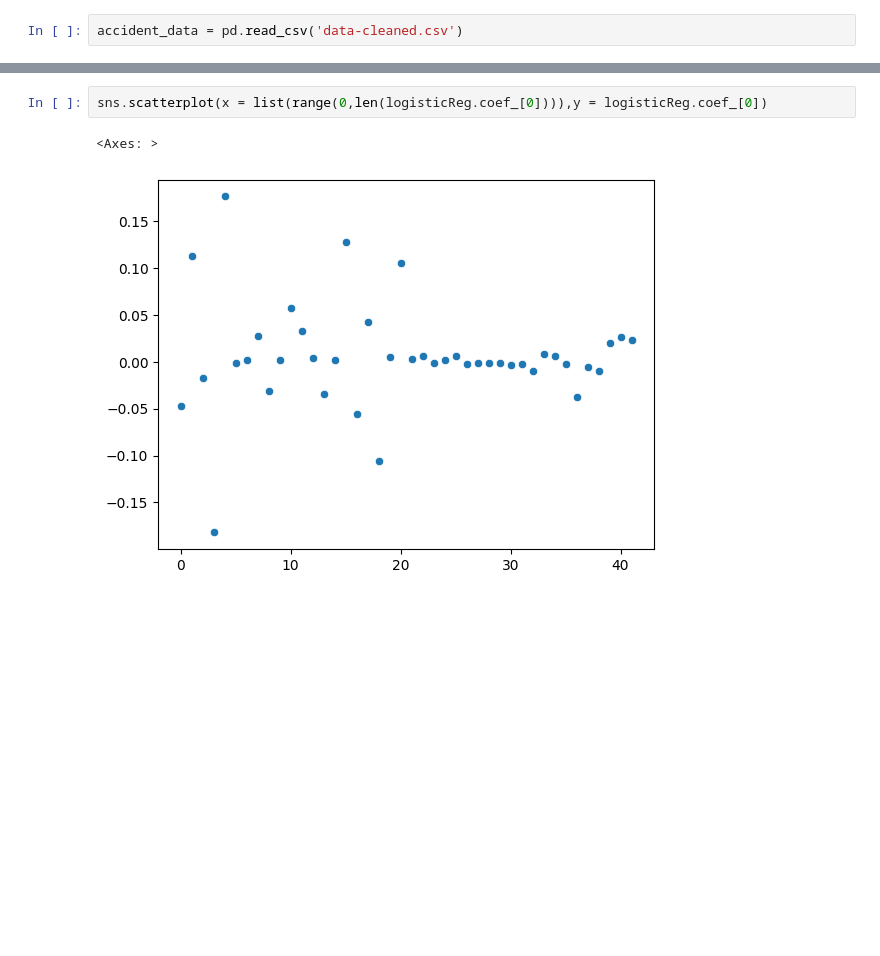
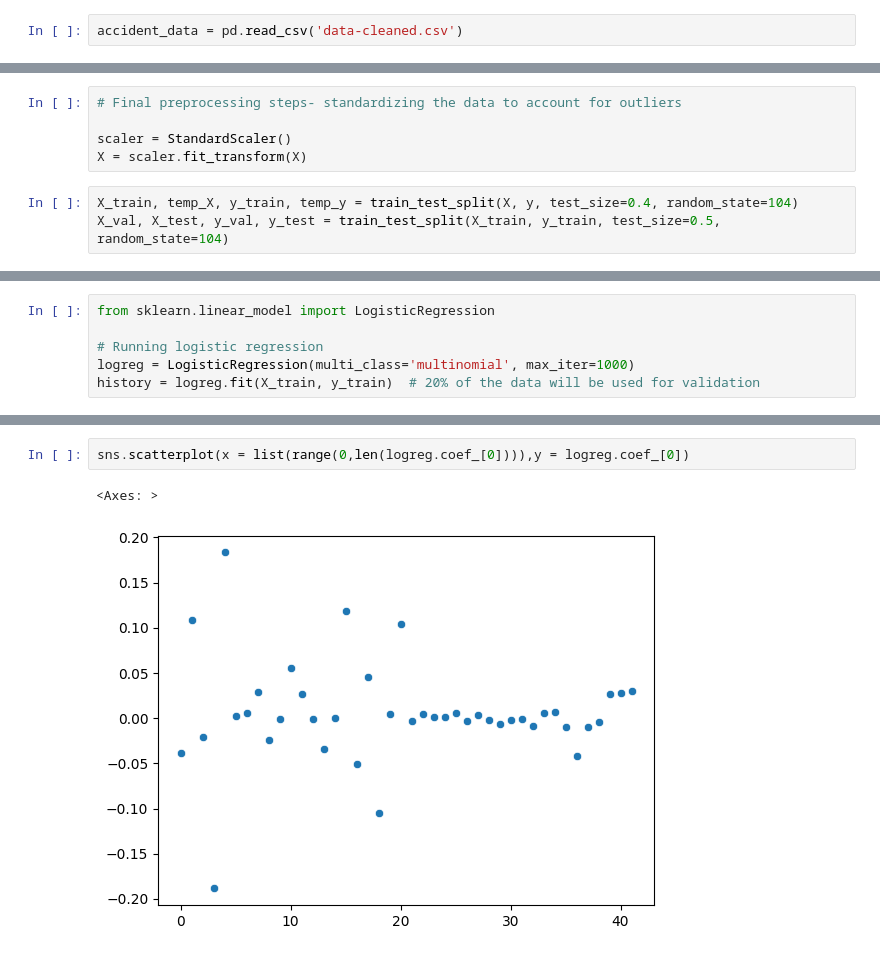
Before and after one commit to yashilvora19/accident_severity_prediction, a Jupyter notebook: Milestone 3.ipynb, the cells around one changed output, grey strips where cells are left out. Cells and saved outputs as stored; diff of their text form; blank space fills up the shorter version.

```diff
--- a/Milestone 3.ipynb
+++ b/Milestone 3.ipynb
@@ -75,0 +16,8 @@ plt.show()
+# %%
+# Final preprocessing steps- standardizing the data to account for outliers
+
+scaler = StandardScaler()
+X = scaler.fit_transform(X)
+# %%
+X_train, temp_X, y_train, temp_y = train_test_split(X, y, test_size=0.4, random_state=104)
+X_val, X_test, y_val, y_test = train_test_split(X_train, y_train, test_size=0.5, random_state=104)
@@ -75,0 +32,6 @@ plt.show()
+# %%
+from sklearn.linear_model import LogisticRegression
+
+# Running logistic regression
+logreg = LogisticRegression(multi_class='multinomial', max_iter=1000)
+history = logreg.fit(X_train, y_train)  # 20% of the data will be used for validation
@@ -76,5 +116,5 @@ plt.show()
 # %%
-sns.scatterplot(x = list(range(0,len(logisticReg.coef_[0]))),y = logisticReg.coef_[0])
+sns.scatterplot(x = list(range(0,len(logreg.coef_[0]))),y = logreg.coef_[0])
 # %% [output]
 <Axes: >
-[figure, old version]
+[figure, new version]
```
Also changed, not shown: parts of 16 cells of this notebook.
